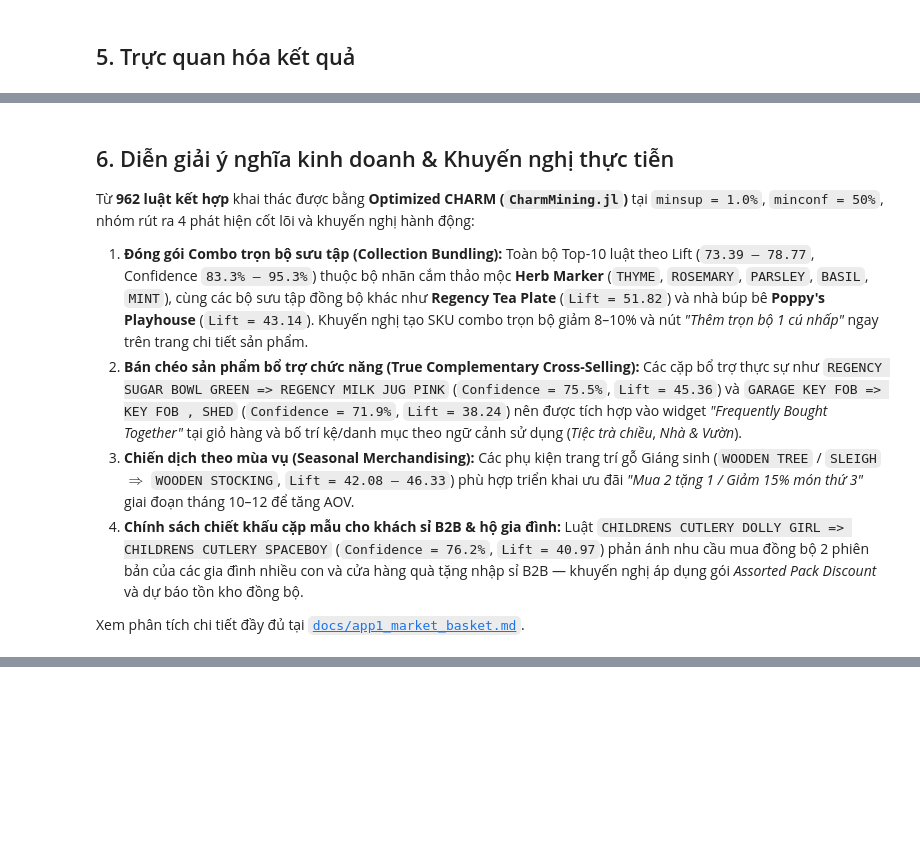
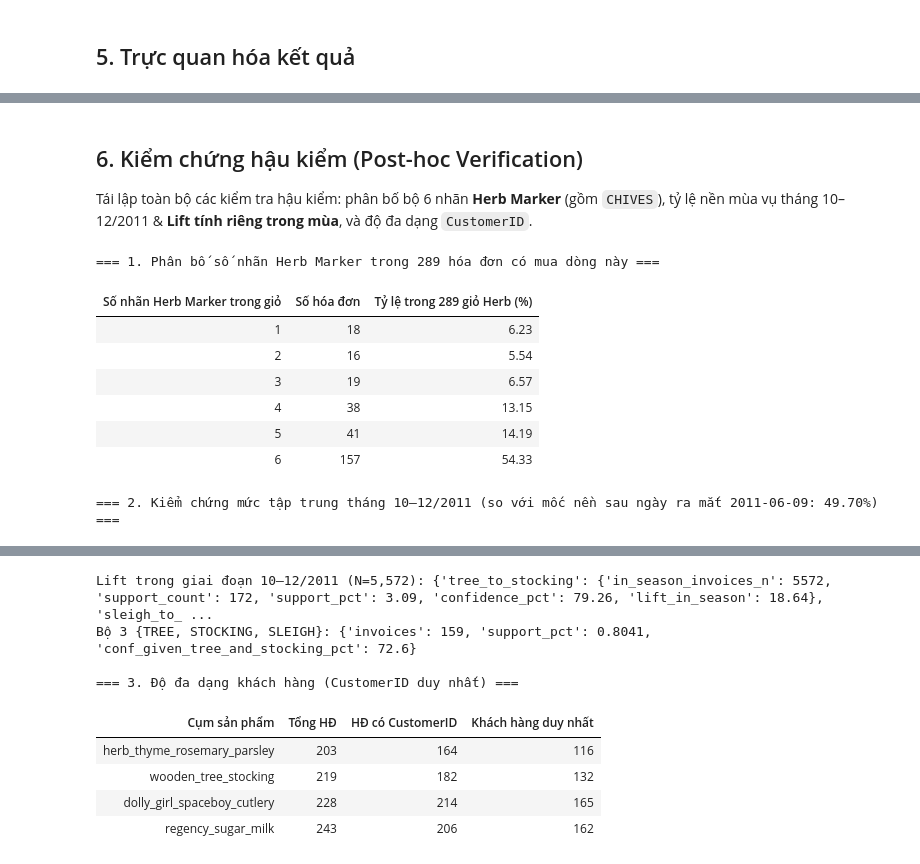
Before and after one commit to TheBrilliantCoder/frequent-itemset-mining, a Jupyter notebook: notebooks/app1_market_basket.ipynb, the cells around one changed output, grey strips where cells are left out. Saved outputs shown, nothing was run; the diff lists cells and outputs as text; code cells hidden in the pictures; blank space fills up the shorter version.

Commit message:
fix(app1): symmetric lift tie-breaking, post-hoc verification, and report refinement

```diff
--- a/notebooks/app1_market_basket.ipynb
+++ b/notebooks/app1_market_basket.ipynb
@@ -147,11 +147,44 @@ for fig_name in [
 # %% [markdown]
-## 6. Diễn giải ý nghĩa kinh doanh & Khuyến nghị thực tiễn
-
-Từ **962 luật kết hợp** khai thác được bằng **Optimized CHARM (`CharmMining.jl`)** tại `minsup = 1.0%`, `minconf = 50%`, nhóm rút ra 4 phát hiện cốt lõi và khuyến nghị hành động:
-
-1. **Đóng gói Combo trọn bộ sưu tập (Collection Bundling):** Toàn bộ Top-10 luật theo Lift (`73.39 – 78.77`, Confidence `83.3% – 95.3%`) thuộc bộ nhãn cắm thảo mộc **Herb Marker** (`THYME`, `ROSEMARY`, `PARSLEY`, `BASIL`, `MINT`), cùng các bộ sưu tập đồng bộ khác như **Regency Tea Plate** (`Lift = 51.82`) và nhà búp bê **Poppy's Playhouse** (`Lift = 43.14`). Khuyến nghị tạo SKU combo trọn bộ giảm 8–10% và nút *"Thêm trọn bộ 1 cú nhấp"* ngay trên trang chi tiết sản phẩm.
-2. **Bán chéo sản phẩm bổ trợ chức năng (True Complementary Cross-Selling):** Các cặp bổ trợ thực sự như `REGENCY SUGAR BOWL GREEN => REGENCY MILK JUG PINK` (`Confidence = 75.5%`, `Lift = 45.36`) và `GARAGE KEY FOB => KEY FOB , SHED` (`Confidence = 71.9%`, `Lift = 38.24`) nên được tích hợp vào widget *"Frequently Bought Together"* tại giỏ hàng và bố trí kệ/danh mục theo ngữ cảnh sử dụng (*Tiệc trà chiều*, *Nhà & Vườn*).
-3. **Chiến dịch theo mùa vụ (Seasonal Merchandising):** Các phụ kiện trang trí gỗ Giáng sinh (`WOODEN TREE` / `SLEIGH` $\Rightarrow$ `WOODEN STOCKING`, `Lift = 42.08 – 46.33`) phù hợp triển khai ưu đãi *"Mua 2 tặng 1 / Giảm 15% món thứ 3"* giai đoạn tháng 10–12 để tăng AOV.
-4. **Chính sách chiết khấu cặp mẫu cho khách sỉ B2B & hộ gia đình:** Luật `CHILDRENS CUTLERY DOLLY GIRL => CHILDRENS CUTLERY SPACEBOY` (`Confidence = 76.2%`, `Lift = 40.97`) phản ánh nhu cầu mua đồng bộ 2 phiên bản của các gia đình nhiều con và cửa hàng quà tặng nhập sỉ B2B — khuyến nghị áp dụng gói *Assorted Pack Discount* và dự báo tồn kho đồng bộ.
-
-Xem phân tích chi tiết đầy đủ tại [`docs/app1_market_basket.md`](../docs/app1_market_basket.md).
+## 6. Kiểm chứng hậu kiểm (Post-hoc Verification)
+Tái lập toàn bộ các kiểm tra hậu kiểm: phân bố bộ 6 nhãn **Herb Marker** (gồm `CHIVES`), tỷ lệ nền mùa vụ tháng 10–12/2011 & **Lift tính riêng trong mùa**, và độ đa dạng `CustomerID`.
+# %%
+subprocess.run(["python", "applications/market_basket/posthoc_analysis.py"], check=True)
+
+with open("results/app1/posthoc_verification.json", encoding="utf-8") as f:
+    ph = json.load(f)
+
+print("=== 1. Phân bố số nhãn Herb Marker trong 289 hóa đơn có mua dòng này ===")
+herb_dist_df = pd.DataFrame([
+    {"Số nhãn Herb Marker trong giỏ": int(k), "Số hóa đơn": v,
+     "Tỷ lệ trong 289 giỏ Herb (%)": round(100.0 * v / ph["herb_marker_analysis"]["baskets_with_at_least_1_herb"], 2)}
+    for k, v in ph["herb_marker_analysis"]["size_distribution_among_herb_baskets"].items()
+])
+display(herb_dist_df)
+
+print("\n=== 2. Kiểm chứng mức tập trung tháng 10–12/2011 (so với mốc nền sau ngày ra mắt 2011-06-09: 49.70%) ===")
+season_df = pd.DataFrame([
+    {"Sản phẩm": v["description"], "Ngày bán đầu tiên": v["first_invoice_date"],
+     "Mốc nền 10–12/2011 sau ra mắt (%)": v["post_launch_baseline_oct_dec_2011_pct"],
+     "HĐ 10–12/2011": v["oct_dec_2011_invoices"], "Tỷ lệ 10–12/2011 (%)": v["oct_dec_2011_pct"]}
+    for v in ph["seasonality_analysis"]["wooden_decorations"].values()
+])
+display(season_df)
+print("Lift trong giai đoạn 10–12/2011 (N=5,572):", ph["seasonality_analysis"]["in_season_oct_dec_2011_rules"])
+print("Bộ 3 {TREE, STOCKING, SLEIGH}:", ph["seasonality_analysis"]["wooden_3_item_tree_stocking_sleigh"])
+
+print("\n=== 3. Độ đa dạng khách hàng (CustomerID duy nhất) ===")
+cust_df = pd.DataFrame([
+    {"Cụm sản phẩm": k, "Tổng HĐ": v["invoices"], "HĐ có CustomerID": v["invoices_with_customer_id"], "Khách hàng duy nhất": v["unique_customers"]}
+    for k, v in ph["customer_diversity"].items()
+])
+display(cust_df)
+# %% [output]
+=== 1. Phân bố số nhãn Herb Marker trong 289 hóa đơn có mua dòng này ===
+| Số nhãn Herb Marker trong giỏ | Số hóa đơn | Tỷ lệ trong 289 giỏ Herb (%) |
+| 1 | 18 | 6.23 |
+| 2 | 16 | 5.54 |
+| 3 | 19 | 6.57 |
+| 4 | 38 | 13.15 |
+| 5 | 41 | 14.19 |
+| 6 | 157 | 54.33 |
+=== 2. Kiểm chứng mức tập trung tháng 10–12/2011 (so với mốc nền sau ngày ra mắt 2011-06-09: 49.70%) ===
@@ -157,0 +195,9 @@ Xem phân tích chi tiết đầy đủ tại [`docs/app1_market_basket.md`](../
+Lift trong giai đoạn 10–12/2011 (N=5,572): {'tree_to_stocking': {'in_season_invoices_n': 5572, 'support_count': 172, 'support_pct': 3.09, 'confidence_pct': 79.26, 'lift_in_season': 18.64}, 'sleigh_to_ ...
+Bộ 3 {TREE, STOCKING, SLEIGH}: {'invoices': 159, 'support_pct': 0.8041, 'conf_given_tree_and_stocking_pct': 72.6}
+
+=== 3. Độ đa dạng khách hàng (CustomerID duy nhất) ===
+| Cụm sản phẩm | Tổng HĐ | HĐ có CustomerID | Khách hàng duy nhất |
+| herb_thyme_rosemary_parsley | 203 | 164 | 116 |
+| wooden_tree_stocking | 219 | 182 | 132 |
+| dolly_girl_spaceboy_cutlery | 228 | 214 | 165 |
+| regency_sugar_milk | 243 | 206 | 162 |
```
Also changed, not shown: parts of 5 cells of this notebook, 10 other files.
